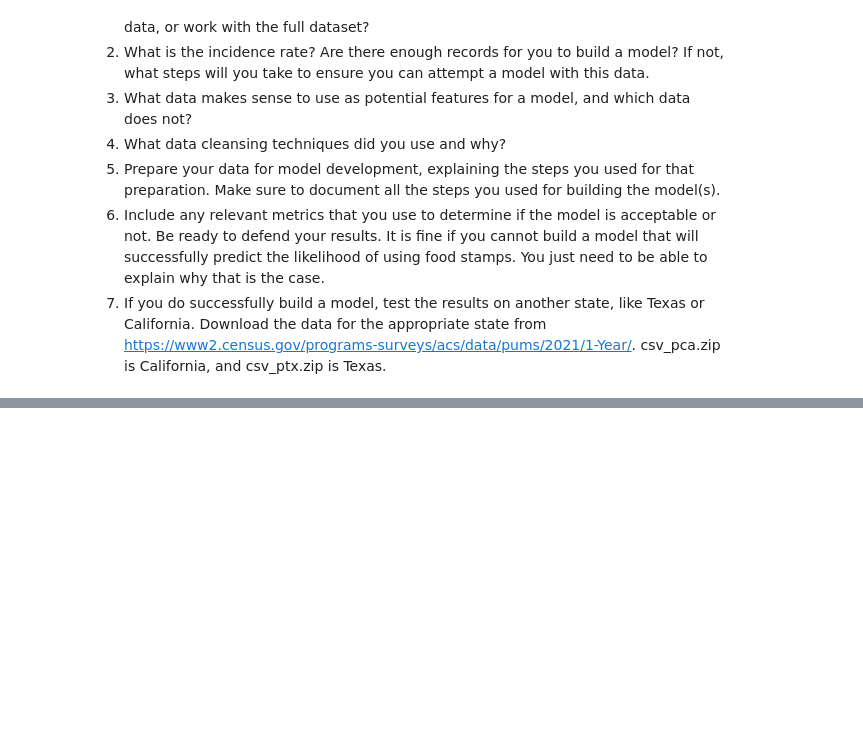
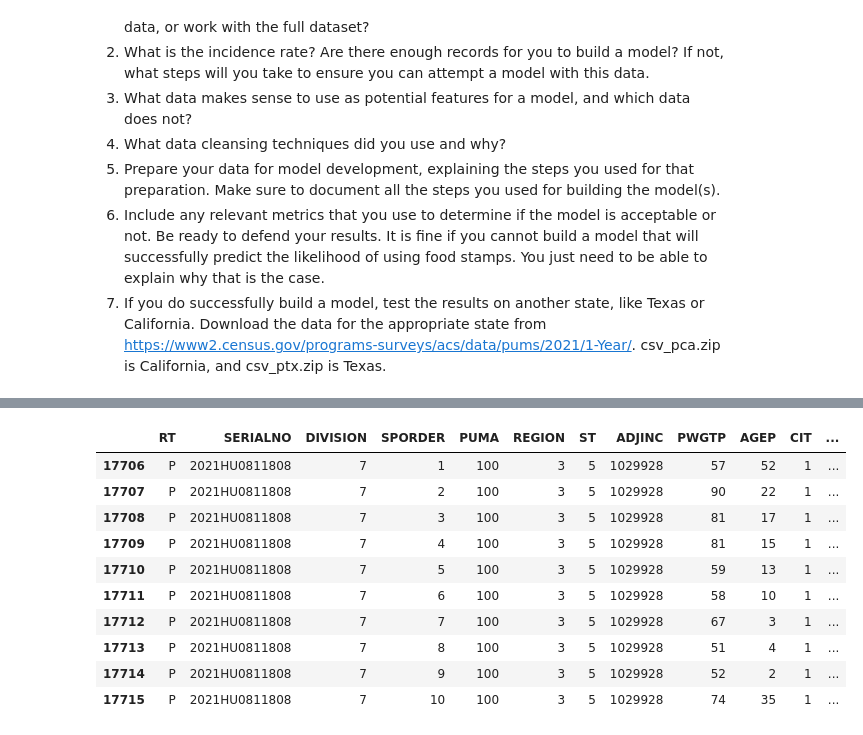
Before and after one commit to qSergio/techy_food, a Jupyter notebook: Food_census.ipynb, the cells around one changed output, grey strips where cells are left out. Drawn from its saved outputs; the diff is of its cells as text; code cells hidden in the pictures; blank space fills up the shorter version.

```diff
--- a/Food_census.ipynb
+++ b/Food_census.ipynb
@@ -30,0 +40,14 @@ df.head(3)
+# %%
+df[df['SERIALNO']== '2021HU0811808']
+# %% [output]
+|  | RT | SERIALNO | DIVISION | SPORDER | PUMA | REGION | ST | ADJINC | PWGTP | AGEP | CIT | ... |
+| 17706 | P | 2021HU0811808 | 7 | 1 | 100 | 3 | 5 | 1029928 | 57 | 52 | 1 | ... |
+| 17707 | P | 2021HU0811808 | 7 | 2 | 100 | 3 | 5 | 1029928 | 90 | 22 | 1 | ... |
+| 17708 | P | 2021HU0811808 | 7 | 3 | 100 | 3 | 5 | 1029928 | 81 | 17 | 1 | ... |
+| 17709 | P | 2021HU0811808 | 7 | 4 | 100 | 3 | 5 | 1029928 | 81 | 15 | 1 | ... |
+| 17710 | P | 2021HU0811808 | 7 | 5 | 100 | 3 | 5 | 1029928 | 59 | 13 | 1 | ... |
+| 17711 | P | 2021HU0811808 | 7 | 6 | 100 | 3 | 5 | 1029928 | 58 | 10 | 1 | ... |
+| 17712 | P | 2021HU0811808 | 7 | 7 | 100 | 3 | 5 | 1029928 | 67 | 3 | 1 | ... |
+| 17713 | P | 2021HU0811808 | 7 | 8 | 100 | 3 | 5 | 1029928 | 51 | 4 | 1 | ... |
+| 17714 | P | 2021HU0811808 | 7 | 9 | 100 | 3 | 5 | 1029928 | 52 | 2 | 1 | ... |
+| 17715 | P | 2021HU0811808 | 7 | 10 | 100 | 3 | 5 | 1029928 | 74 | 35 | 1 | ... |
```
Also changed, not shown: parts of 16 cells of this notebook.
